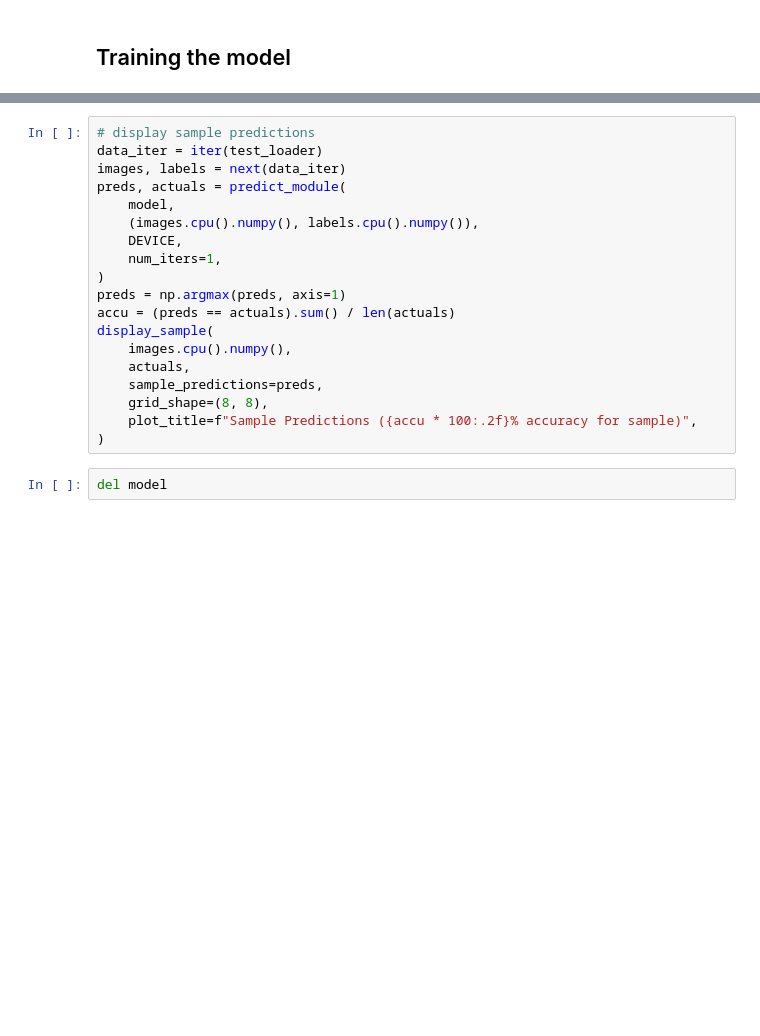
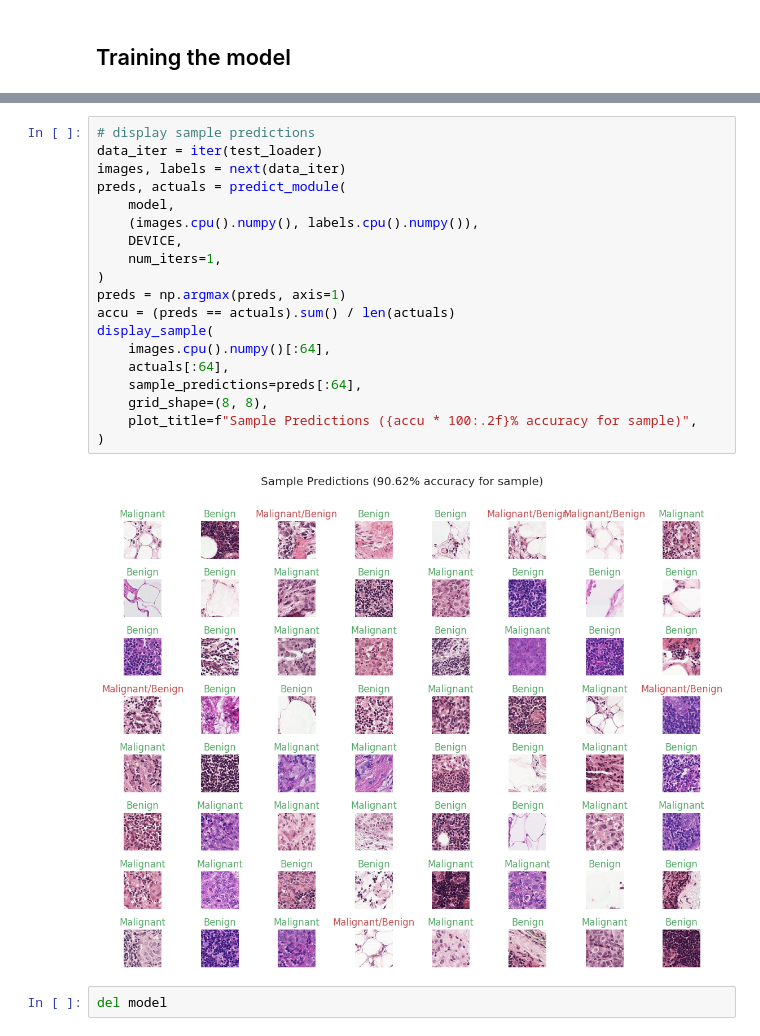
Before and after one commit to mjbhobe/dl-pytorch, a Jupyter notebook: pyt_lightning/histopat_resnet50/pyt_lightning_histopat_resnet50.ipynb, the cells around one changed output, grey strips where cells are left out. Drawn from its saved outputs; the diff is of its cells as text; blank space fills up the shorter version.

```diff
--- a/pyt_lightning/histopat_resnet50/pyt_lightning_histopat_resnet50.ipynb
+++ b/pyt_lightning/histopat_resnet50/pyt_lightning_histopat_resnet50.ipynb
@@ -270,22 +307,24 @@ plot_confusion_matrix(confusion_matrix(actuals, preds))
 # %%
 # display sample predictions
 data_iter = iter(test_loader)
 images, labels = next(data_iter)
 preds, actuals = predict_module(
     model,
     (images.cpu().numpy(), labels.cpu().numpy()),
     DEVICE,
     num_iters=1,
 )
 preds = np.argmax(preds, axis=1)
 accu = (preds == actuals).sum() / len(actuals)
 display_sample(
-    images.cpu().numpy(),
-    actuals,
-    sample_predictions=preds,
+    images.cpu().numpy()[:64],
+    actuals[:64],
+    sample_predictions=preds[:64],
     grid_shape=(8, 8),
     plot_title=f"Sample Predictions ({accu * 100:.2f}% accuracy for sample)",
 )
+# %% [output]
+[figure, added]
 # %%
 del model
 # %% [markdown]
```
Also changed, not shown: parts of 9 cells of this notebook, 1 other file.
